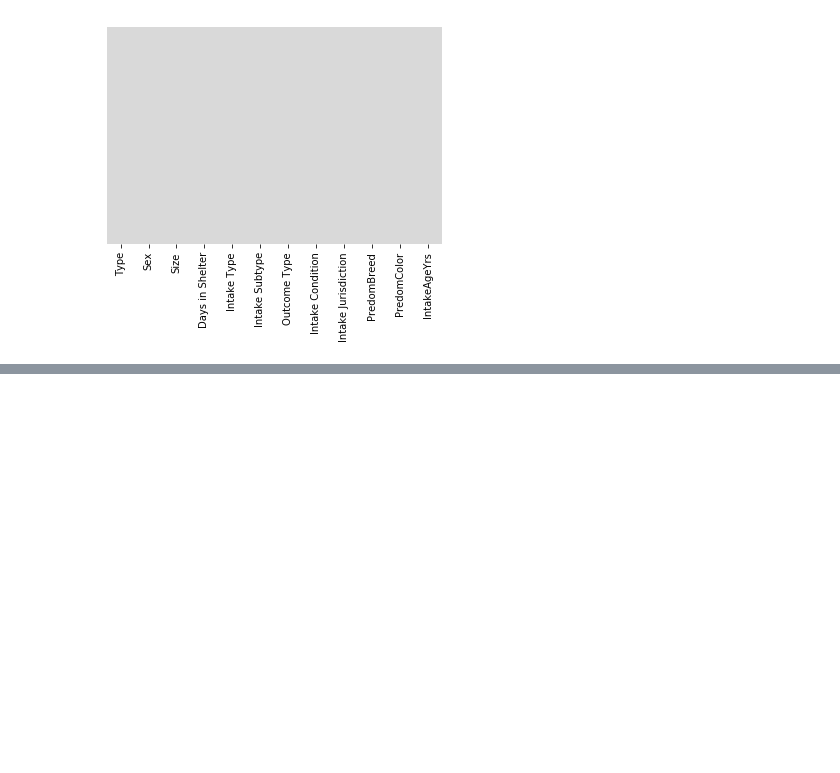
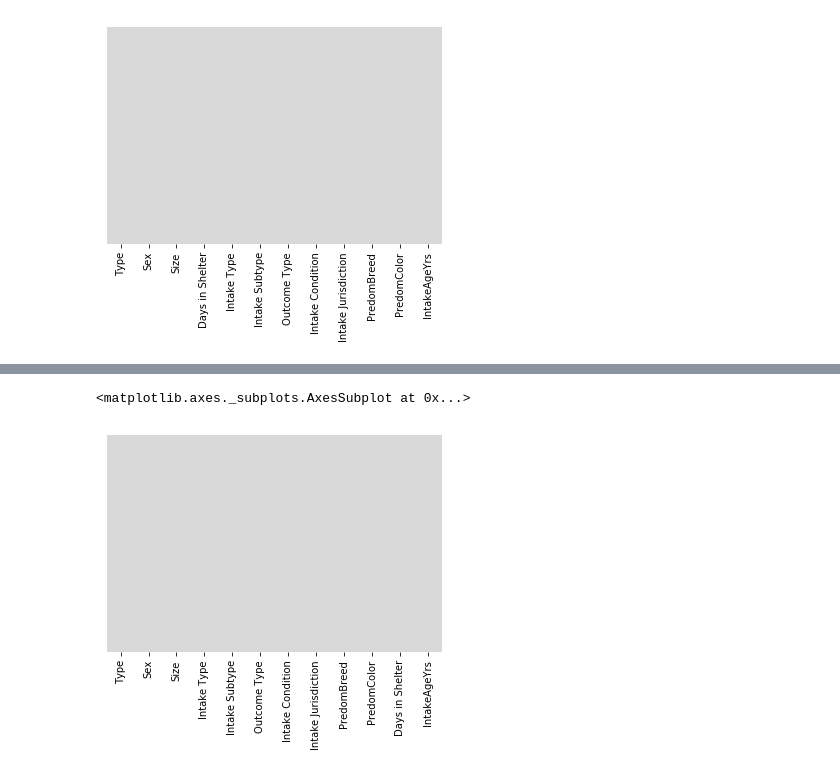
Before and after one commit to MsJacksonIYN/PetAdoptionClassification, a Jupyter notebook: FeatureEngineering.ipynb, the cells around one changed output, grey strips where cells are left out. Drawn from its saved outputs; the diff is of its cells as text; code cells hidden in the pictures; blank space fills up the shorter version.

```diff
--- a/FeatureEngineering.ipynb
+++ b/FeatureEngineering.ipynb
@@ -75,3 +78,5 @@ sns.heatmap(df.isnull(),yticklabels = False, cbar = False,cmap = 'tab20c_r')
 # %% [output]
 <matplotlib.axes._subplots.AxesSubplot at 0x...>
 [figure]
+# %%
+df.reset_index(drop=True, inplace=True)
@@ -77,0 +89,13 @@ sns.heatmap(df.isnull(),yticklabels = False, cbar = False,cmap = 'tab20c_r')
+# %%
+d = defaultdict(LabelEncoder)
+# %%
+# Encoding the variable
+fit = df.drop(['Days in Shelter', 'IntakeAgeYrs'], axis=1).apply(lambda x: d[x.name].fit_transform(x))
+
+# Inverse the encoded
+fit.apply(lambda x: d[x.name].inverse_transform(x))
+
+# Using the dictionary to label future data
+encoded = df.drop(['Days in Shelter', 'IntakeAgeYrs'], axis=1).apply(lambda x: d[x.name].transform(x))
+# %%
+modeling = pd.concat([encoded, df[['Days in Shelter', 'IntakeAgeYrs']].copy()], axis=1)
@@ -77,0 +122,5 @@ sns.heatmap(df.isnull(),yticklabels = False, cbar = False,cmap = 'tab20c_r')
+# %%
+sns.heatmap(modeling.isnull(),yticklabels = False, cbar = False,cmap = 'tab20c_r')
+# %% [output]
+<matplotlib.axes._subplots.AxesSubplot at 0x...>
+[figure, added]
```
Also changed, not shown: parts of 21 cells of this notebook, 1 other file.
